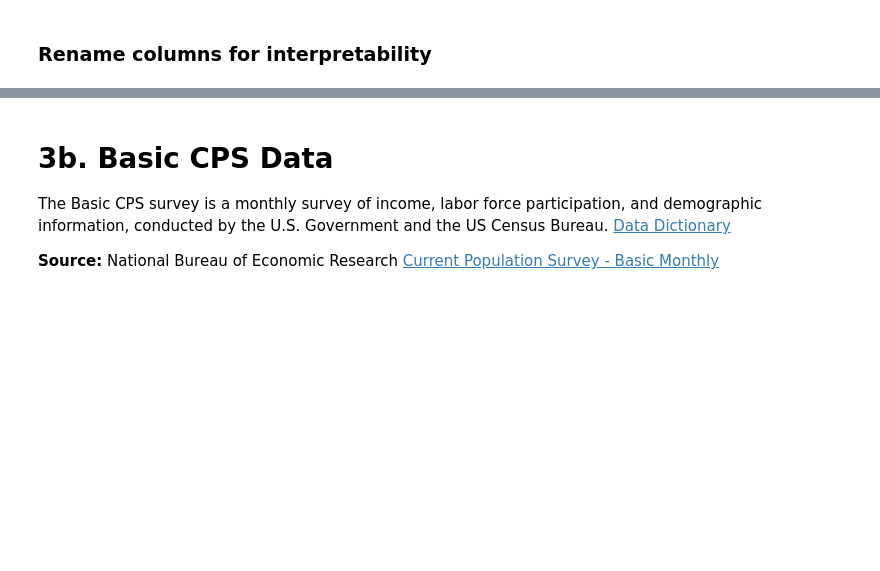
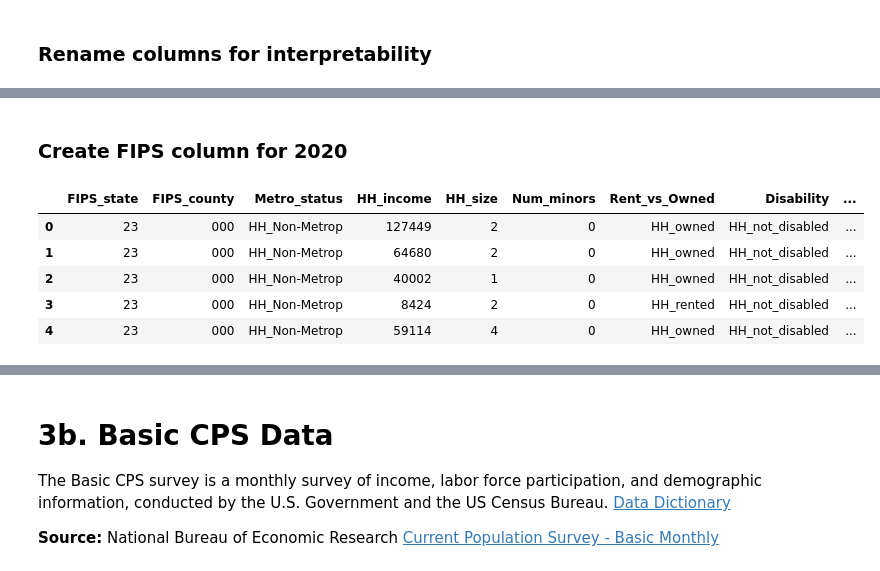
Before and after one commit to khyateed/projecting-food-insecurity, a Jupyter notebook: notebooks/cleaning_pt1.ipynb, the cells around one changed output, grey strips where cells are left out. Cells and saved outputs as stored; diff of their text form; code cells hidden in the pictures; blank space fills up the shorter version.

```diff
--- a/notebooks/cleaning_pt1.ipynb
+++ b/notebooks/cleaning_pt1.ipynb
@@ -555,7 +555,7 @@ df_household_19 = df_household_19.rename(columns={'GESTFIPS':'FIPS_state', 'GTCO
 df_household_20 = df_household_20.loc[:,['GESTFIPS', 'GTCO', 'GTMETSTA', 'HTOTVAL','H_NUMPER', 'HUNDER18',
                  'H_TENURE','HDIS_YN', 'HCSP_YN', 'HINC_UC','NOW_HCOV']]
 df_household_20 = df_household_20.rename(columns={'GESTFIPS':'FIPS_state', 'GTCO':'FIPS_county', 'GTMETSTA':'Metro_status',
-                               'HEFAMINC':'HH_income',
+                                'HTOTVAL':'HH_income',
                                 'H_NUMPER':'HH_size', 'HUNDER18':'Num_minors','H_TENURE':'Rent_vs_Owned',
                                'HDIS_YN':'Disability', 'HCSP_YN':'Child_support', 'HINC_UC':'Unemployment_payments',
                                'NOW_HCOV':'Health_insurance'})
@@ -579,0 +562,17 @@ df_household_20
+# %% [markdown]
+### Create FIPS column for 2020
+# %%
+df_household_20['FIPS_county'] = np.select([df_household_20['FIPS_county']<10, df_household_20['FIPS_county']<100],
+        ['00'+df_household_20['FIPS_county'].astype(int).astype(str), '0'+df_household_20['FIPS_county'].astype(int).astype(str)],
+                    default= df_household_20['FIPS_county'].astype(int).astype(str))
+df_household_20['FIPS_state'] = np.where(df_household_20['FIPS_state']<10,
+            '0'+df_household_20['FIPS_state'].astype(int).astype(str), df_household_20['FIPS_state'].astype(int).astype(str))
+df_household_20['FIPS'] = df_household_20['FIPS_state'] + df_household_20['FIPS_county']
+df_household_20.head()
+# %% [output]
+|  | FIPS_state | FIPS_county | Metro_status | HH_income | HH_size | Num_minors | Rent_vs_Owned | Disability | ... |
+| 0 | 23 | 000 | HH_Non-Metrop | 127449 | 2 | 0 | HH_owned | HH_not_disabled | ... |
+| 1 | 23 | 000 | HH_Non-Metrop | 64680 | 2 | 0 | HH_owned | HH_not_disabled | ... |
+| 2 | 23 | 000 | HH_Non-Metrop | 40002 | 1 | 0 | HH_owned | HH_not_disabled | ... |
+| 3 | 23 | 000 | HH_Non-Metrop | 8424 | 2 | 0 | HH_rented | HH_not_disabled | ... |
+| 4 | 23 | 000 | HH_Non-Metrop | 59114 | 4 | 0 | HH_owned | HH_not_disabled | ... |
```
Also changed, not shown: parts of 14 cells of this notebook, 1 other file.
